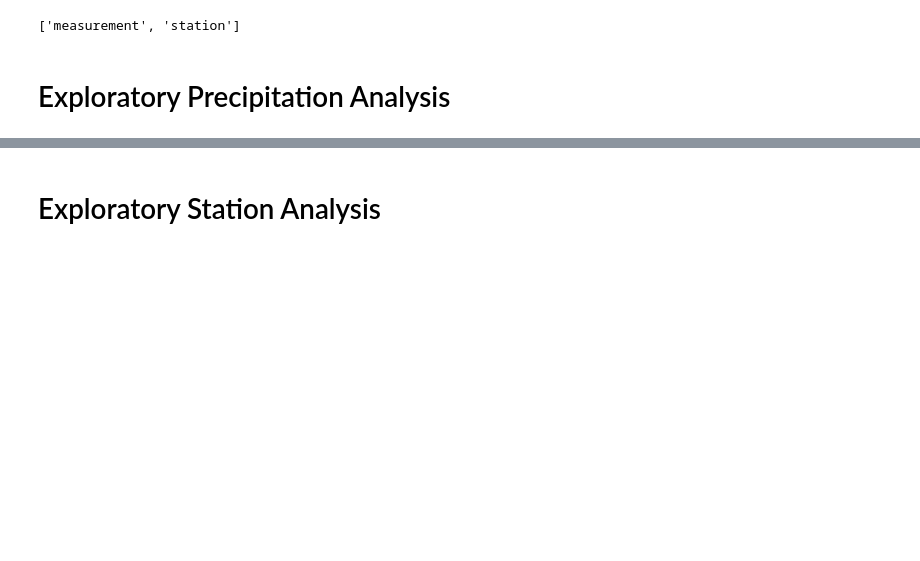
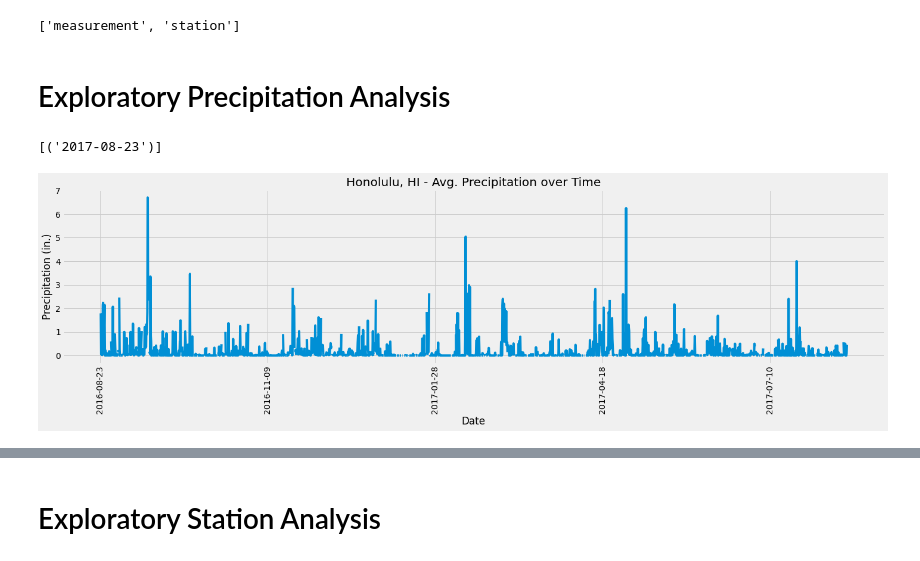
Before and after one commit to abaker178/sqlalchemy-challenge, a Jupyter notebook: climate.ipynb, the cells around one changed output, grey strips where cells are left out. Drawn from its saved outputs; the diff is of its cells as text; code cells hidden in the pictures; blank space fills up the shorter version.

```diff
--- a/climate.ipynb
+++ b/climate.ipynb
@@ -41,22 +42,37 @@ session = Session(engine)
 # Exploratory Precipitation Analysis
 # %%
 # Find the most recent date in the data set.
+session.query(Measurement.date).order_by(Measurement.date.desc()).limit(1).all()
+# %% [output]
+[('2017-08-23')]
 # %%
 # Design a query to retrieve the last 12 months of precipitation data and plot the results.
 # Starting from the most recent data point in the database.
+end_date = session.query(Measurement.date).\
+    order_by(Measurement.date.desc()).\
+    limit(1).all()[0][0]
 
 # Calculate the date one year from the last date in data set.
-
+start_date = dt.date.isoformat(dt.date.fromisoformat(end) - dt.timedelta(days=365))
 
 # Perform a query to retrieve the data and precipitation scores
-
+precip_query = session.query(Measurement.date, Measurement.prcp).\
+    filter(Measurement.date >= start).all()
 
 # Save the query results as a Pandas DataFrame and set the index to the date column
-
+precip_df = pd.DataFrame(precip_query)
+precip_df.set_index('date', inplace=True)
 
 # Sort the dataframe by date
-
+precip_df = precip_df.sort_index()
 
 # Use Pandas Plotting with Matplotlib to plot the data
+precip_df.plot.line(rot=90, legend=False, figsize=(22,5))
+plt.title('Honolulu, HI - Avg. Precipitation over Time')
+plt.ylabel('Precipitation (in.)')
+plt.xlabel('Date')
+plt.show()
+# %% [output]
+[figure, added]
 # %%
 # Use Pandas to calcualte the summary statistics for the precipitation data
```
Also changed, not shown: parts of 9 cells of this notebook.
